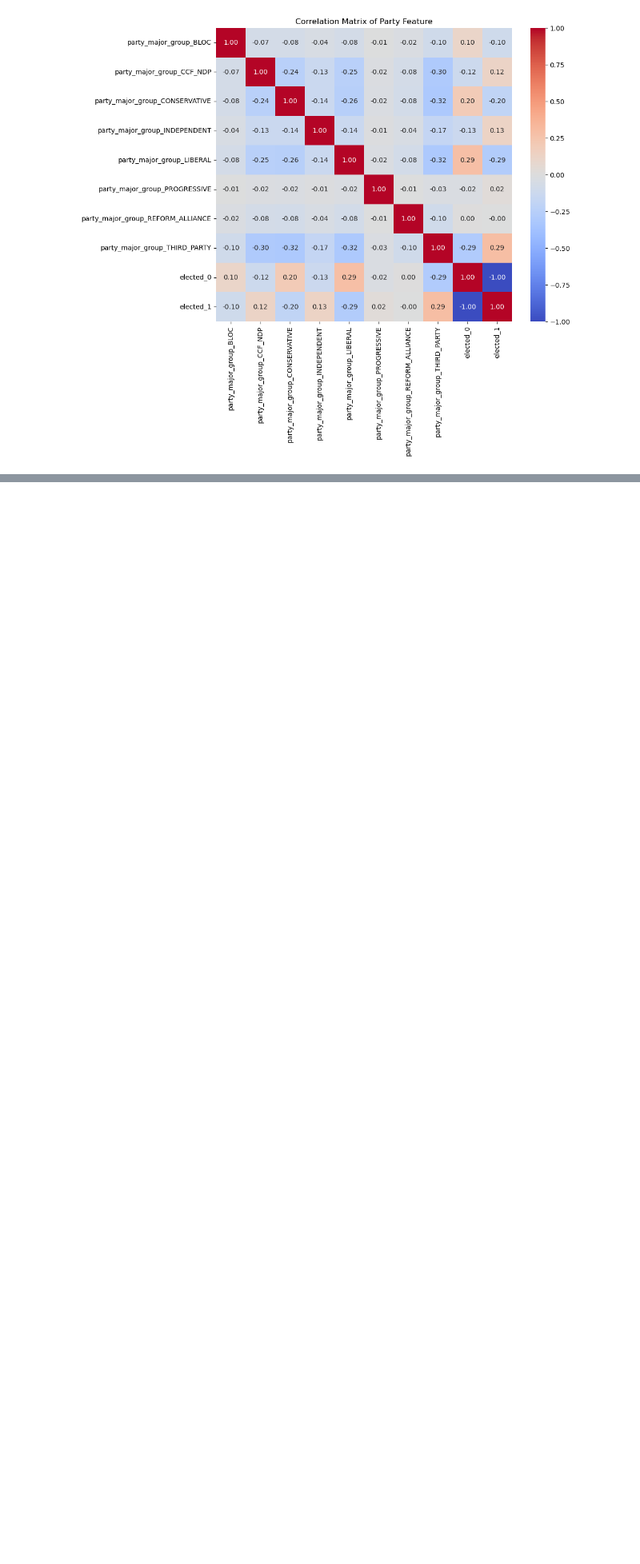
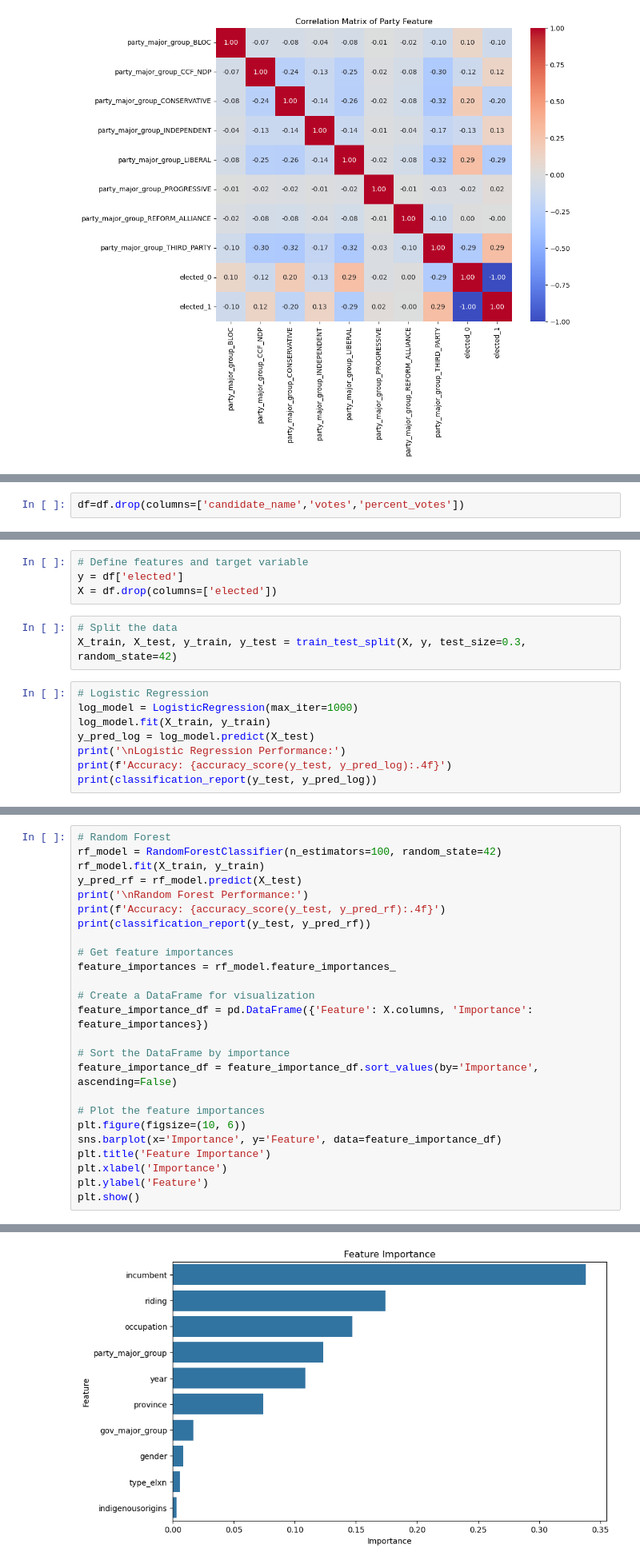
Before and after one commit to Prasu2443/CapstoneProject2, a Jupyter notebook: Elections.ipynb, the cells around one changed output, grey strips where cells are left out. Shown at 80% size. Drawn from its saved outputs; the diff is of its cells as text; blank space fills up the shorter version.

```diff
--- a/Elections.ipynb
+++ b/Elections.ipynb
@@ -673,0 +718,2 @@ plt.show()
+# %%
+df=df.drop(columns=['candidate_name','votes','percent_votes'])
@@ -673,0 +738,15 @@ plt.show()
+# %%
+# Define features and target variable
+y = df['elected']
+X = df.drop(columns=['elected'])
+# %%
+# Split the data
+X_train, X_test, y_train, y_test = train_test_split(X, y, test_size=0.3, random_state=42)
+# %%
+# Logistic Regression
+log_model = LogisticRegression(max_iter=1000)
+log_model.fit(X_train, y_train)
+y_pred_log = log_model.predict(X_test)
+print('\nLogistic Regression Performance:')
+print(f'Accuracy: {accuracy_score(y_test, y_pred_log):.4f}')
+print(classification_report(y_test, y_pred_log))
@@ -673,0 +771,26 @@ plt.show()
+# %%
+# Random Forest
+rf_model = RandomForestClassifier(n_estimators=100, random_state=42)
+rf_model.fit(X_train, y_train)
+y_pred_rf = rf_model.predict(X_test)
+print('\nRandom Forest Performance:')
+print(f'Accuracy: {accuracy_score(y_test, y_pred_rf):.4f}')
+print(classification_report(y_test, y_pred_rf))
+
+# Get feature importances
+feature_importances = rf_model.feature_importances_
+
+# Create a DataFrame for visualization
+feature_importance_df = pd.DataFrame({'Feature': X.columns, 'Importance': feature_importances})
+
+# Sort the DataFrame by importance
+feature_importance_df = feature_importance_df.sort_values(by='Importance', ascending=False)
+
+# Plot the feature importances
+plt.figure(figsize=(10, 6))
+sns.barplot(x='Importance', y='Feature', data=feature_importance_df)
+plt.title('Feature Importance')
+plt.xlabel('Importance')
+plt.ylabel('Feature')
+plt.show()
+# %% [output]
@@ -673,0 +807 @@ plt.show()
+[figure, added]
```
Also changed, not shown: parts of 17 cells of this notebook, 1 other file.
